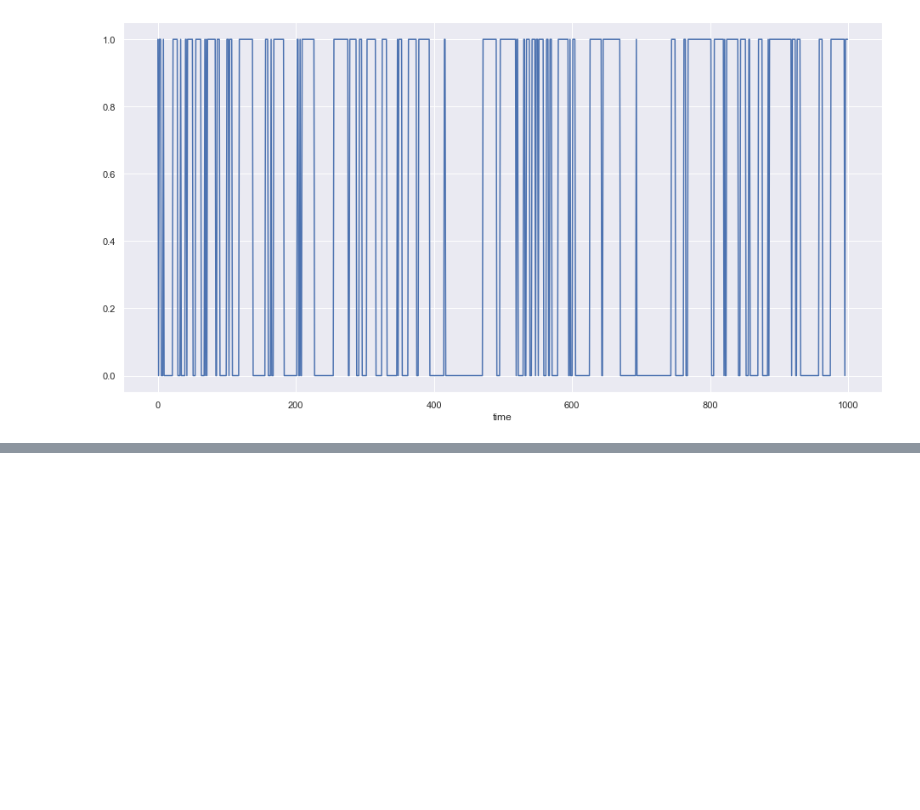
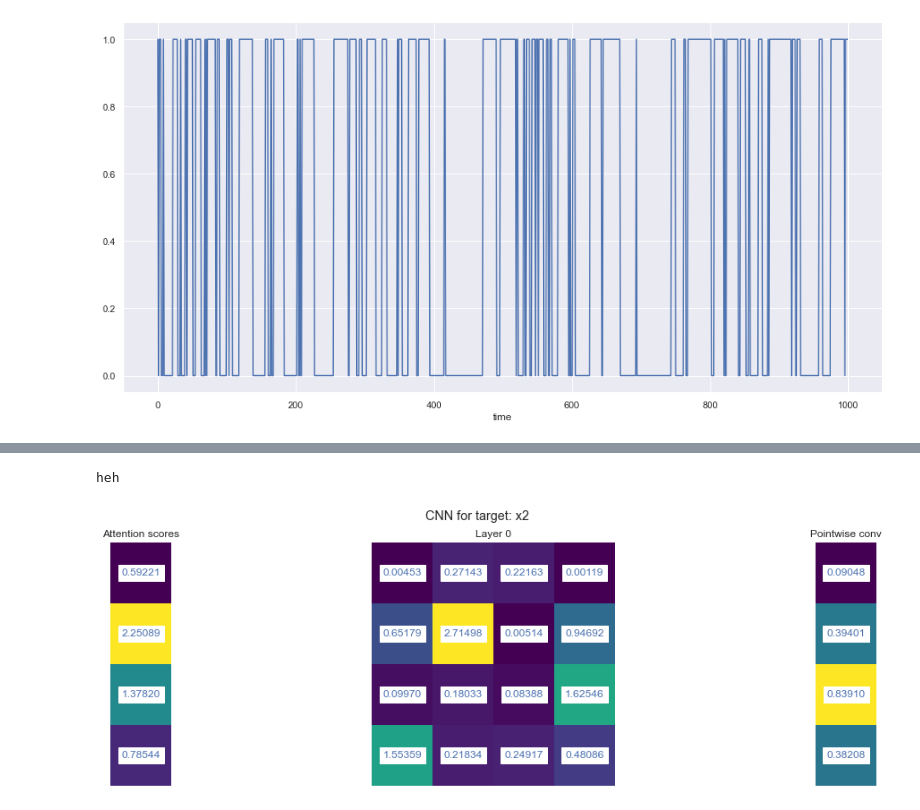
Before and after one commit to sataset/TCDF-mod, a Jupyter notebook: jupyter-notebooks/TCDF-mod-test.ipynb, the cells around one changed output, grey strips where cells are left out. Drawn from its saved outputs; the diff is of its cells as text; code cells hidden in the pictures; blank space fills up the shorter version.

```diff
--- a/jupyter-notebooks/TCDF-mod-test.ipynb
+++ b/jupyter-notebooks/TCDF-mod-test.ipynb
@@ -873,0 +1057,8 @@ plotting discrete time series
+# %%
+print('heh')
+# %% [output]
+heh
+# %%
+TCDF_solver.visualize_weights(targets='x2', absolute=True)
+# %% [output]
+[figure, added]
```
Also changed, not shown: parts of 21 cells of this notebook.
